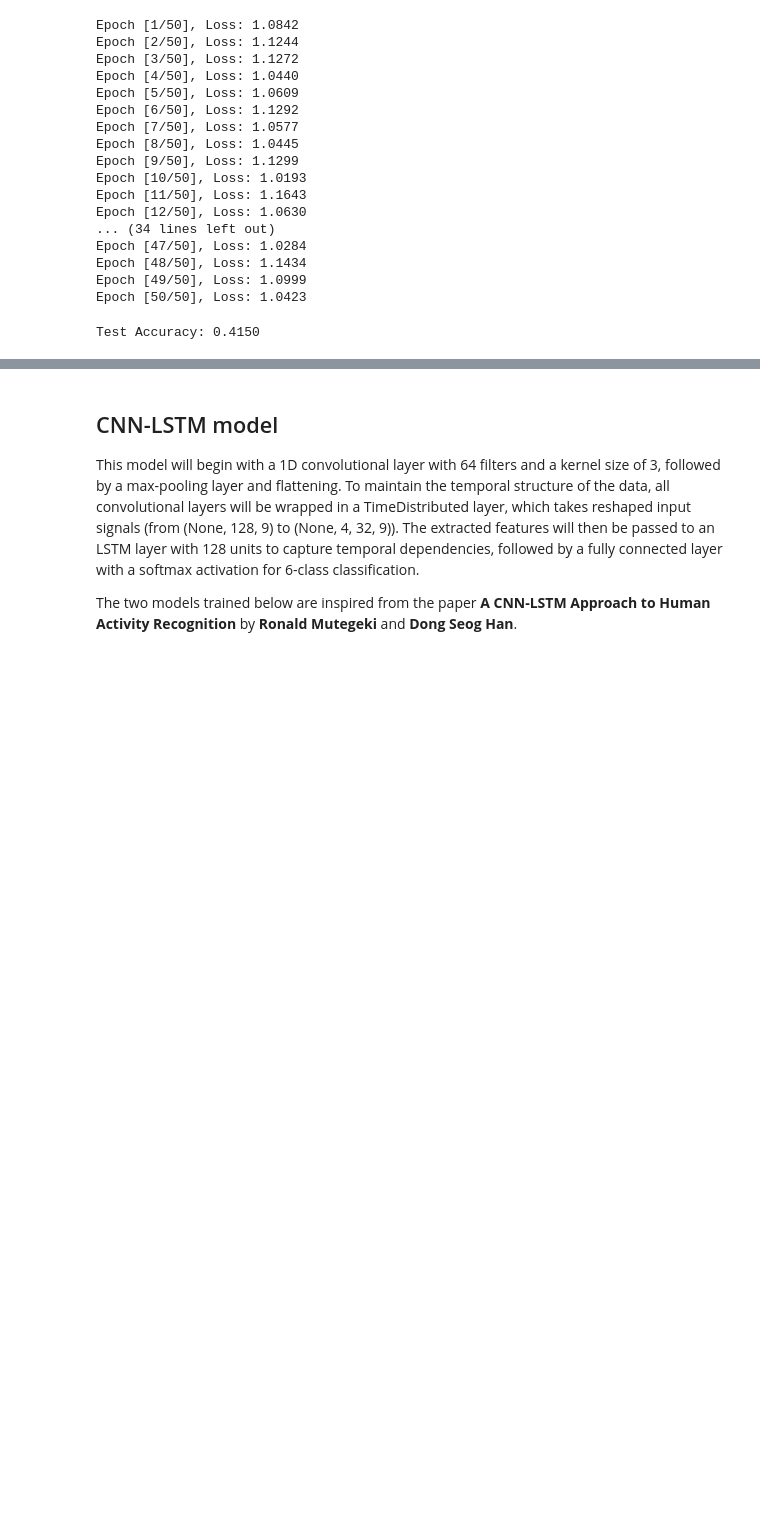
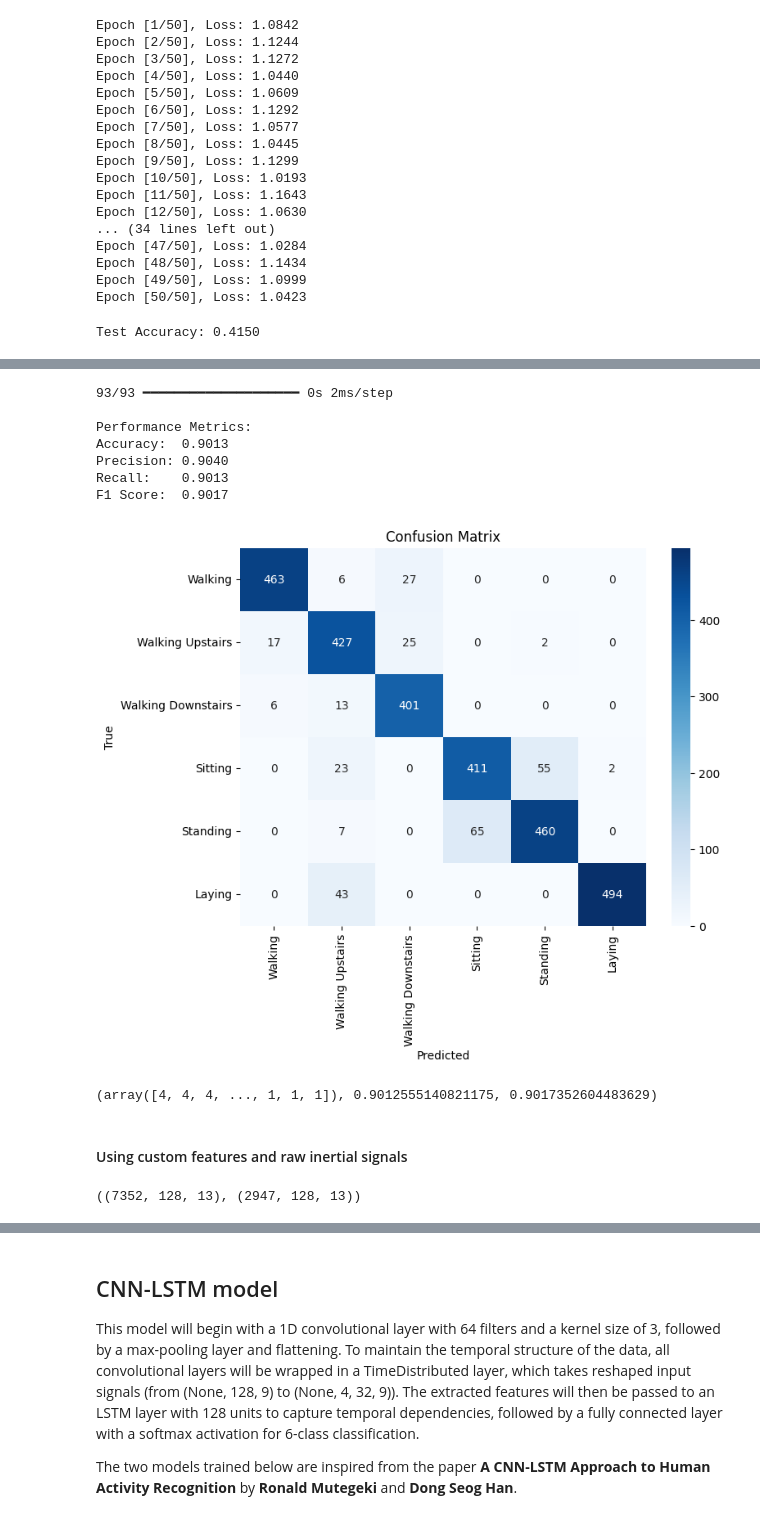
Before and after one commit to samarth2015/UCI-HAR_CNN_LSTM, a Jupyter notebook: CNN_LSTM.ipynb, the cells around one changed output, grey strips where cells are left out. Saved outputs shown, nothing was run; the diff lists cells and outputs as text; code cells hidden in the pictures; blank space fills up the shorter version.

Commit message:
added CNN_Dense Model

```diff
--- a/CNN_LSTM.ipynb
+++ b/CNN_LSTM.ipynb
@@ -308,0 +360,3 @@ Test Accuracy: 0.4150
+# %%
+one_hot_labels = OneHotEncoder(sparse_output=False).fit_transform(labels.reshape(-1, 1))
+one_hot_labels_test = OneHotEncoder(sparse_output=False).fit_transform(labels_test.reshape(-1, 1))
@@ -308,0 +373,10 @@ Test Accuracy: 0.4150
+# %%
+model1 = create_cnn_dense(input_shape=(128, 9), num_classes=6)
+# %%
+model1.compile(
+    optimizer=Adam(learning_rate=0.0001),
+    loss=CategoricalCrossentropy(),
+    metrics=['accuracy']
+)
+
+model1.summary()
@@ -308,0 +407,8 @@ Test Accuracy: 0.4150
+# %%
+model1.fit(
+    X_train,
+    one_hot_labels,
+    batch_size=32,
+    epochs=50,
+    validation_split=0.2
+)
@@ -308,0 +476,21 @@ Test Accuracy: 0.4150
+# %%
+get_metrics(model1, X_test, labels_test)
+# %% [output]
+93/93 ━━━━━━━━━━━━━━━━━━━━ 0s 2ms/step
+
+Performance Metrics:
+Accuracy:  0.9013
+Precision: 0.9040
+Recall:    0.9013
+F1 Score:  0.9017
+[figure, added]
+(array([4, 4, 4, ..., 1, 1, 1]), 0.9012555140821175, 0.9017352604483629)
+# %% [markdown]
+#### Using custom features and raw inertial signals
+# %%
+X_train = np.stack((acc_x_train, acc_y_train, acc_z_train, gyro_x_train, gyro_y_train, gyro_z_train, totalacc_x_train, totalacc_y_train, totalacc_z_train, total_acceleration, total_gyro, acceleration_sma, gyro_sma), axis=2)
+X_test = np.stack((acc_x_test, acc_y_test, acc_z_test, gyro_x_test, gyro_y_test, gyro_z_test, totalacc_x_test, totalacc_y_test, totalacc_z_test, total_acceleration_test, total_gyro_test, acceleration_sma_test, gyro_sma_test), axis=2)
+
+X_train.shape, X_test.shape
+# %% [output]
+((7352, 128, 13), (2947, 128, 13))
```
Also changed, not shown: parts of 25 cells of this notebook.
